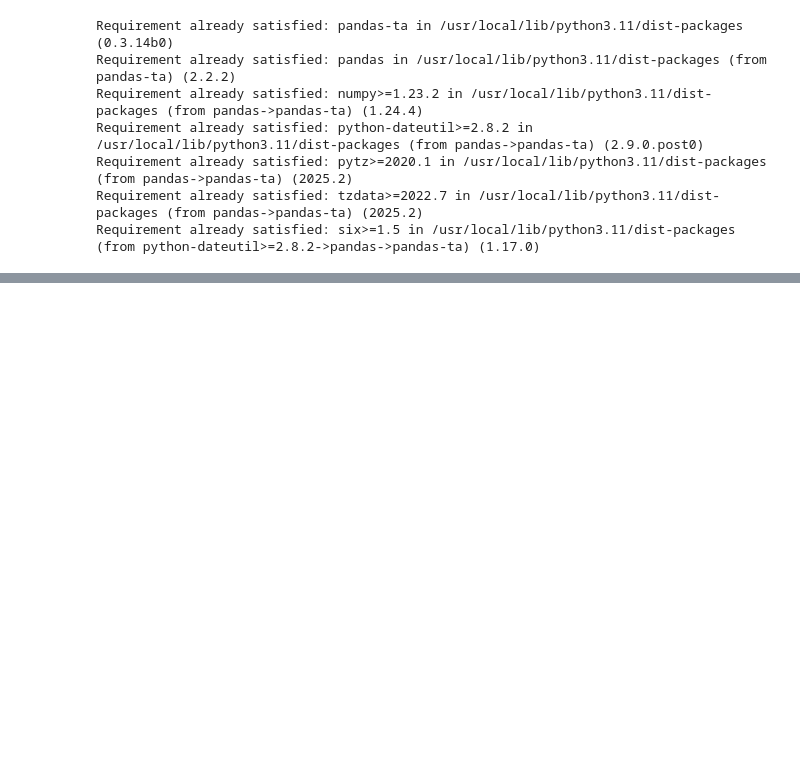
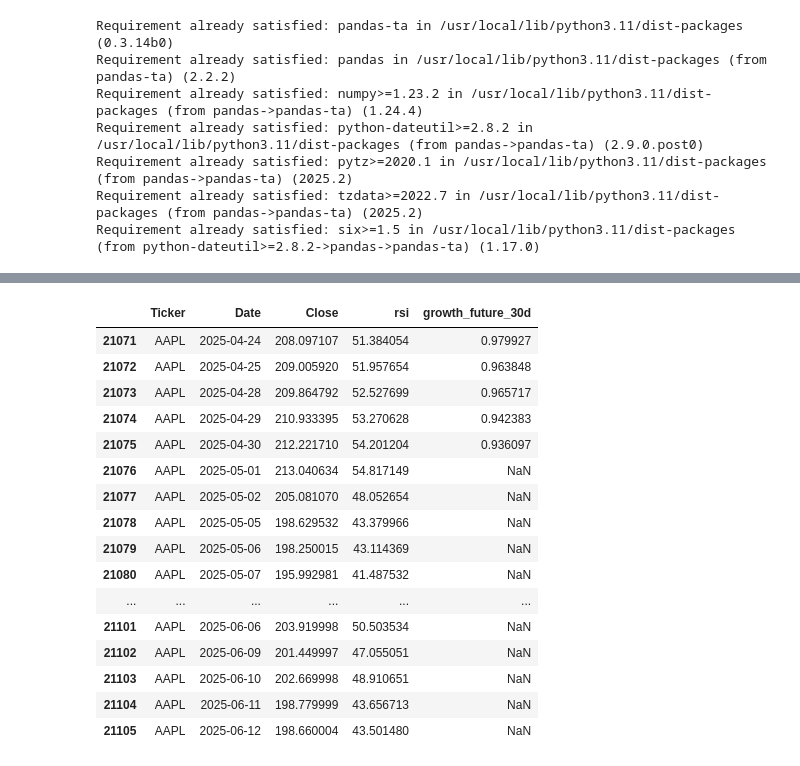
Before and after one commit to Dkaattae/stock_markets_analysis, a Jupyter notebook: week2/stock_market_analysis_hw2.ipynb, the cells around one changed output, grey strips where cells are left out. Saved outputs shown, nothing was run; the diff lists cells and outputs as text; code cells hidden in the pictures; blank space fills up the shorter version.

```diff
--- a/week2/stock_market_analysis_hw2.ipynb
+++ b/week2/stock_market_analysis_hw2.ipynb
@@ -488,2 +544,24 @@ stocks4_df['mom'] = ta.mom(stocks4_df['Close'], length=14)
+# %%
+features = ['Ticker', 'Date', 'Close', 'rsi', 'growth_future_30d']
+single_ticker_data = merged_df_with_tech_ind[merged_df_with_tech_ind.Ticker.isin(['AAPL']) & (merged_df_with_tech_ind['Date']>'2025-01-01')][features]
+single_ticker_data.tail(35)
+# %% [output]
+|  | Ticker | Date | Close | rsi | growth_future_30d |
+| 21071 | AAPL | 2025-04-24 | 208.097107 | 51.384054 | 0.979927 |
+| 21072 | AAPL | 2025-04-25 | 209.005920 | 51.957654 | 0.963848 |
+| 21073 | AAPL | 2025-04-28 | 209.864792 | 52.527699 | 0.965717 |
+| 21074 | AAPL | 2025-04-29 | 210.933395 | 53.270628 | 0.942383 |
+| 21075 | AAPL | 2025-04-30 | 212.221710 | 54.201204 | 0.936097 |
+| 21076 | AAPL | 2025-05-01 | 213.040634 | 54.817149 | NaN |
+| 21077 | AAPL | 2025-05-02 | 205.081070 | 48.052654 | NaN |
+| 21078 | AAPL | 2025-05-05 | 198.629532 | 43.379966 | NaN |
+| 21079 | AAPL | 2025-05-06 | 198.250015 | 43.114369 | NaN |
+| 21080 | AAPL | 2025-05-07 | 195.992981 | 41.487532 | NaN |
+| ... | ... | ... | ... | ... | ... |
+| 21101 | AAPL | 2025-06-06 | 203.919998 | 50.503534 | NaN |
+| 21102 | AAPL | 2025-06-09 | 201.449997 | 47.055051 | NaN |
+| 21103 | AAPL | 2025-06-10 | 202.669998 | 48.910651 | NaN |
+| 21104 | AAPL | 2025-06-11 | 198.779999 | 43.656713 | NaN |
+| 21105 | AAPL | 2025-06-12 | 198.660004 | 43.501480 | NaN |
 # %%
 rsi_threshold = 25
```
Also changed, not shown: parts of 9 cells of this notebook.
